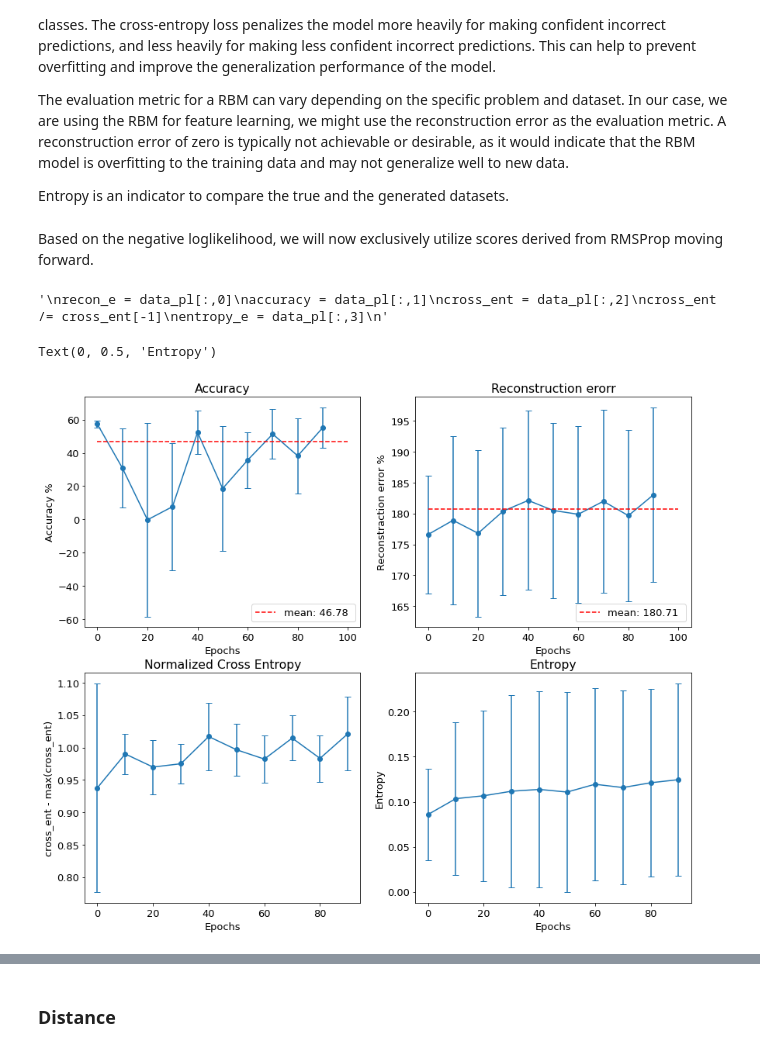
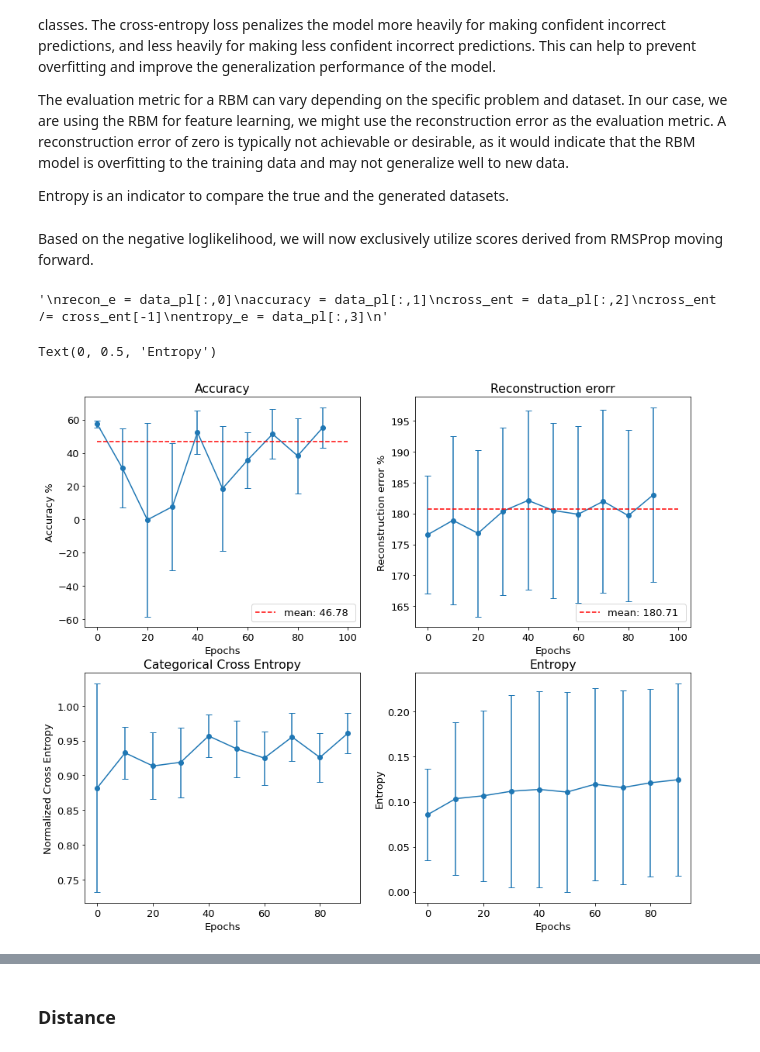
Before and after one commit to Berto70/comp_lab_b, a Jupyter notebook: Exercises/E2/rbm_test_copy.ipynb, the cells around one changed output, grey strips where cells are left out. Cells and saved outputs as stored; diff of their text form; code cells hidden in the pictures.

Commit message:
edited plots

```diff
--- a/Exercises/E2/rbm_test_copy.ipynb
+++ b/Exercises/E2/rbm_test_copy.ipynb
@@ -699,8 +699,8 @@ The evaluation metric for a RBM can vary depending on the specific problem and d
 A reconstruction error of zero is typically not achievable or desirable, as it would indicate that the RBM model is overfitting to the training data and may not generalize well to new data.
 
 Entropy is an indicator to compare the true and the generated datasets.
-# %% [markdown]
-Based on the negative loglikelihood, we will now exclusively utilize scores derived from RMSProp moving forward.
+# %% [markdown]
+Based on the negative loglikelihood, we will now exclusively utilize scores derived from RMSProp moving forward.
 # %%
 filenames_mod = sorted(glob.glob('./Mod/mod_DATA_b_model-rmsprop_mini-500_nep-100_*.txt'))
 
@@ -716,7 +716,7 @@ for f in filenames_mod:
         recon_e = mod_rmsprop[:,0]
         accuracy = mod_rmsprop[:,1]
         cross_ent = mod_rmsprop[:,2]
-        cross_ent /= cross_ent[-1]
+        cross_ent = cross_ent/np.max(cross_ent)
         entropy_e = mod_rmsprop[:,3]
 
 
@@ -756,30 +756,30 @@ entropy_e = data_pl[:,3]
 # %%
 fig, ax = plt.subplots(2,2, figsize=(14, 12))
 
 ax[0,0].errorbar(time_step, acc_mean_rms[::10]*100, yerr=acc_std_rms[::10]*100, barsabove=True, marker='o', capsize=4)#, label="Accuracy")
 ax[0,0].hlines(np.mean(acc_mean_rms)*100, 0,100, color='red', linestyle='--', label='mean: %.2f '%(np.mean(acc_mean_rms)*100))
 ax[0,0].set_title('Accuracy')
 ax[0,0].set_xlabel('Epochs')
 ax[0,0].set_ylabel('Accuracy %')
 ax[0,0].legend(loc='lower right')
 
 
 ax[0,1].errorbar(time_step, recon_mean_rms[::10], yerr=recon_std_rms[::10], barsabove=True, marker='o', capsize=4)#,label="Reconstruction error")
 ax[0,1].hlines(np.mean(recon_mean_rms), 0,100, color='red', linestyle='--', label='mean: %.2f '%(np.mean(recon_mean_rms)))
 ax[0,1].set_title('Reconstruction erorr')
 ax[0,1].set_xlabel('Epochs')
-ax[0,1].set_ylabel('Reconstraction error %')
+ax[0,1].set_ylabel('Reconstruction error %')
 ax[0,1].legend(loc='best')
 
 ax[1,0].errorbar(time_step, cross_mean_rms[::10], yerr=cross_std_rms[::10], barsabove=True, marker='o', capsize=4, label="Normalized Cross Entropy")
-ax[1,0].set_title('Normalized Cross Entropy')
+ax[1,0].set_title('Categorical Cross Entropy')
 ax[1,0].set_xlabel('Epochs')
-ax[1,0].set_ylabel('cross_ent - max(cross_ent)')
+ax[1,0].set_ylabel('Normalized Cross Entropy')
 
 ax[1,1].errorbar(time_step, ent_mean_rms[::10], yerr=ent_std_rms[::10], barsabove=True, marker='o', capsize=4, label="Entropy")
 ax[1,1].set_title('Entropy')
 ax[1,1].set_xlabel('Epochs')
 ax[1,1].set_ylabel('Entropy')
 # %% [output]
 Text(0, 0.5, 'Entropy')
-[figure, old version]
+[figure, new version]
```
Also changed, not shown: parts of 13 cells of this notebook.
